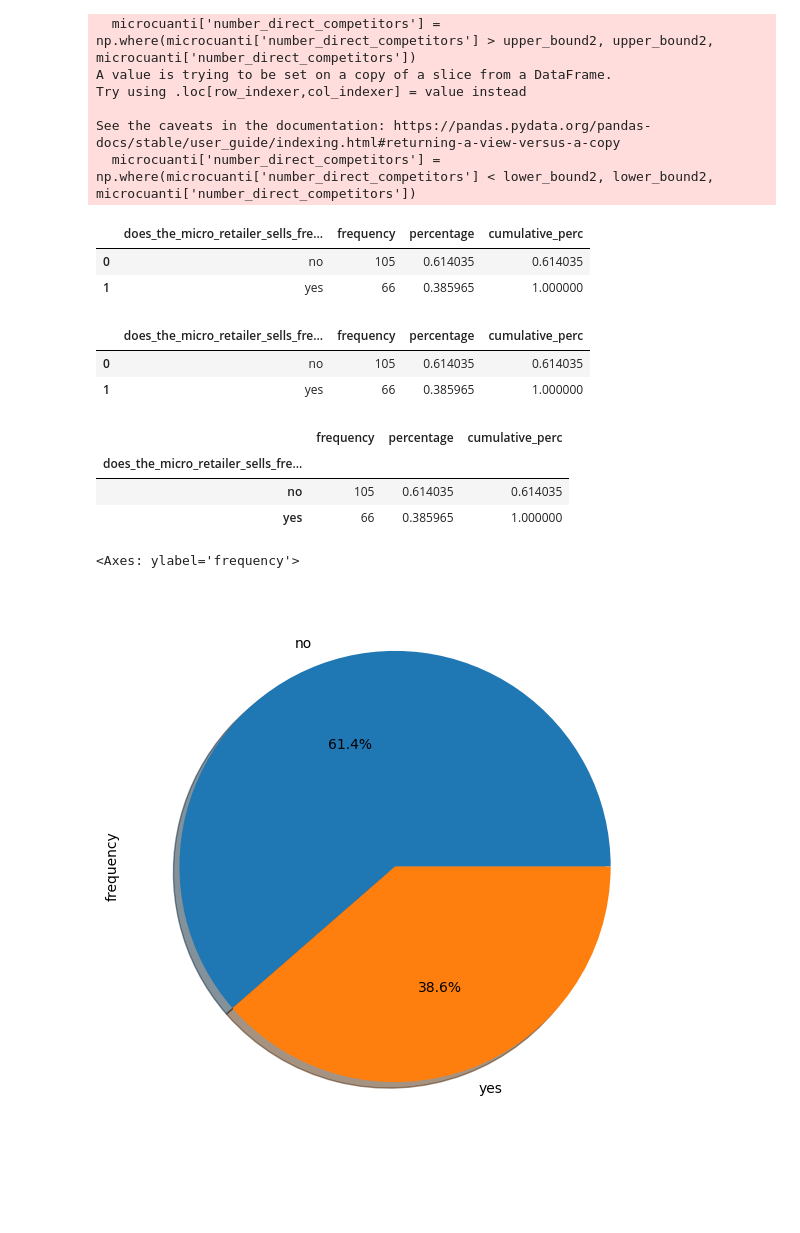
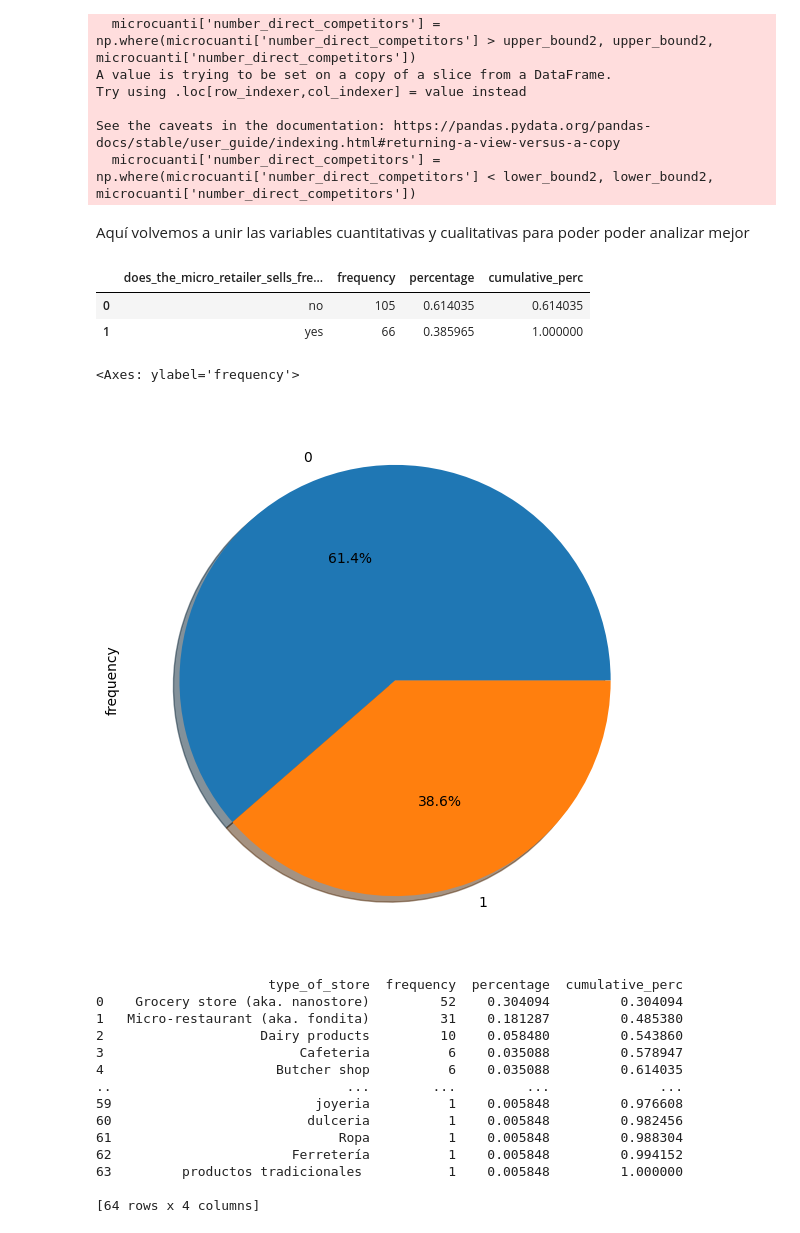
Before and after one commit to karen1203/Extracci-n-de-caracter-sticas, a Jupyter notebook: Act5.ipynb, the cells around one changed output. Drawn from its saved outputs; the diff is of its cells as text; code cells hidden in the pictures; blank space fills up the shorter version.

```diff
--- a/Act5.ipynb
+++ b/Act5.ipynb
@@ -679,32 +680,37 @@ Try using .loc[row_indexer,col_indexer] = value instead
 
 See the caveats in the documentation: https://pandas.pydata.org/pandas-docs/stable/user_guide/indexing.html#returning-a-view-versus-a-copy
   microcuanti['number_direct_competitors'] = np.where(microcuanti['number_direct_competitors'] < lower_bound2, lower_bound2, microcuanti['number_direct_competitors'])
+# %% [markdown]
+Aquí volvemos a unir las variables cuantitativas y cualitativas para poder poder analizar mejor
 # %%
 limpia=pd.concat([microcuanti,microcuali], axis=1)
 # %%
-t1=freq_tbl(micro['does_the_micro_retailer_sells_fresh_products_'])
+t1=freq_tbl(limpia['does_the_micro_retailer_sells_fresh_products_'])
 t1
 # %% [output]
 |  | does_the_micro_retailer_sells_fre... | frequency | percentage | cumulative_perc |
 | 0 | no | 105 | 0.614035 | 0.614035 |
 | 1 | yes | 66 | 0.385965 | 1.000000 |
-# %%
-filtro=t1[t1['frequency']>1]
-filtro
-# %% [output]
-|  | does_the_micro_retailer_sells_fre... | frequency | percentage | cumulative_perc |
-| 0 | no | 105 | 0.614035 | 0.614035 |
-| 1 | yes | 66 | 0.385965 | 1.000000 |
-# %%
-a=filtro.set_index('does_the_micro_retailer_sells_fresh_products_')
-a
-# %% [output]
-|  | frequency | percentage | cumulative_perc |
-| does_the_micro_retailer_sells_fre... |  |  |  |
-| no | 105 | 0.614035 | 0.614035 |
-| yes | 66 | 0.385965 | 1.000000 |
 # %%
-a['frequency'].plot(kind='pie', figsize=(14,7),shadow=True, autopct="%0.1f%%")
+t1['frequency'].plot(kind='pie', figsize=(14,7),shadow=True, autopct="%0.1f%%")
 # %% [output]
 <Axes: ylabel='frequency'>
-[figure, old version]
+[figure, new version]
+# %%
+t2=freq_tbl(limpia['type_of_store'])
+t2
+# %% [output]
+                      type_of_store  frequency  percentage  cumulative_perc
+0    Grocery store (aka. nanostore)         52    0.304094         0.304094
+1   Micro-restaurant (aka. fondita)         31    0.181287         0.485380
+2                    Dairy products         10    0.058480         0.543860
+3                         Cafeteria          6    0.035088         0.578947
+4                      Butcher shop          6    0.035088         0.614035
+..                              ...        ...         ...              ...
+59                          joyeria          1    0.005848         0.976608
+60                         dulceria          1    0.005848         0.982456
+61                             Ropa          1    0.005848         0.988304
+62                       Ferretería          1    0.005848         0.994152
+63         productos tradicionales           1    0.005848         1.000000
+
+[64 rows x 4 columns]
```
Also changed, not shown: parts of 23 cells of this notebook.
